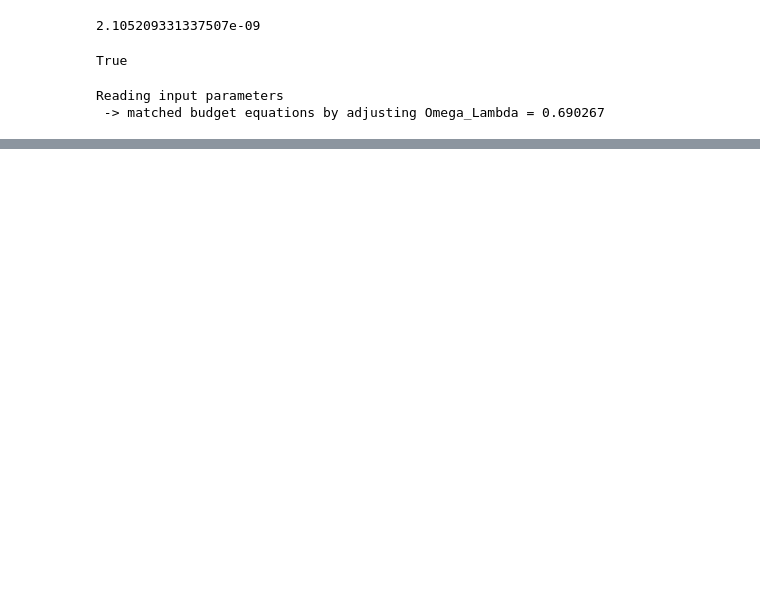
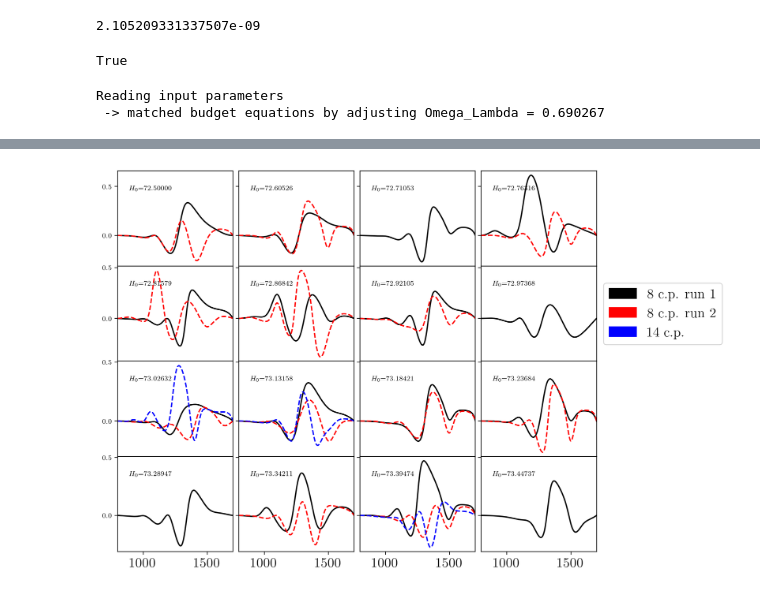
Before and after one commit to gplynch619/recombination, a Jupyter notebook: notebooks/nonlinear_mode.ipynb, the cells around one changed output, grey strips where cells are left out. Cells and saved outputs as stored; diff of their text form; code cells hidden in the pictures; blank space fills up the shorter version.

```diff
--- a/notebooks/nonlinear_mode.ipynb
+++ b/notebooks/nonlinear_mode.ipynb
@@ -204,0 +298,37 @@ plt.show()
+# %%
+t1 = get_thermo(df1, zmin_pert=zmin_pert, zmax_pert=zmax_pert)
+t2 = get_thermo(df2, zmin_pert=zmin_pert, zmax_pert=zmax_pert)
+t3 = get_thermo(df3, zmin_pert=zmin_pert, zmax_pert=zmax_pert)
+# %%
+import matplotlib.patches as mpatches
+
+fig,axes = plt.subplots(4,4, figsize=(10, 8), sharex='col', sharey="row")
+fig.subplots_adjust(hspace=0.0, wspace=0.05)
+
+thermos_to_plot = [t1, t2, t3]
+colors = ["black", "red", "blue"]
+styles = ["solid", "dashed", "dashed"]
+labels = ["8 c.p. run 1", "8 c.p. run 2", "14 c.p."]
+
+black_patch = mpatches.Patch(color='black', label='8 c.p. run 1')
+red_patch = mpatches.Patch(color='red', label='8 c.p. run 2')
+blue_patch = mpatches.Patch(color='blue', label='14 c.p.')
+
+for i, thermo in enumerate(thermos_to_plot):
+    for j,ax in enumerate(axes.flatten()):
+        if(H0s[j] in thermo.keys()):
+            ax.plot(thermo[H0s[j]]["z"], thermo[H0s[j]]["xe_pert"], color=colors[i], linestyle=styles[i])
+
+        ax.set_xlim([zmin_pert, zmax_pert])
+        ax.locator_params(axis='y', nbins=2)
+        ax.tick_params(axis='y', labelsize=8)
+
+for j,ax in enumerate(axes.flatten()):
+    ax.text(0.1, 0.8, "$H_0$={0:.5f}".format(100*H0s[j]), fontsize=8, transform=ax.transAxes)
+
+axes[1,3].legend(handles=[black_patch, red_patch, blue_patch], loc='center left', bbox_to_anchor=(1, 0.5))
+
+#plt.savefig("../results/nldr_mode_zoo.png", dpi=300, bbox_inches='tight')
+plt.show()
+# %% [output]
+[figure, added]
```
Also changed, not shown: parts of 15 cells of this notebook, 16 other files.
